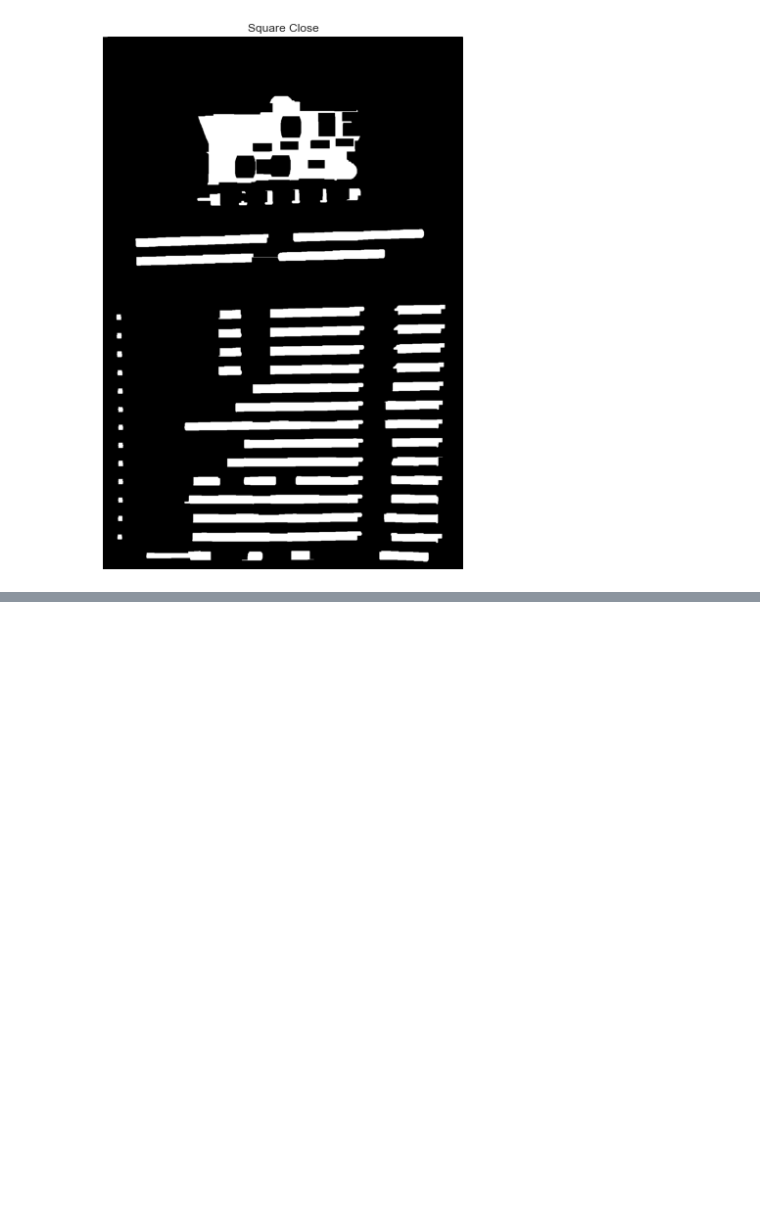
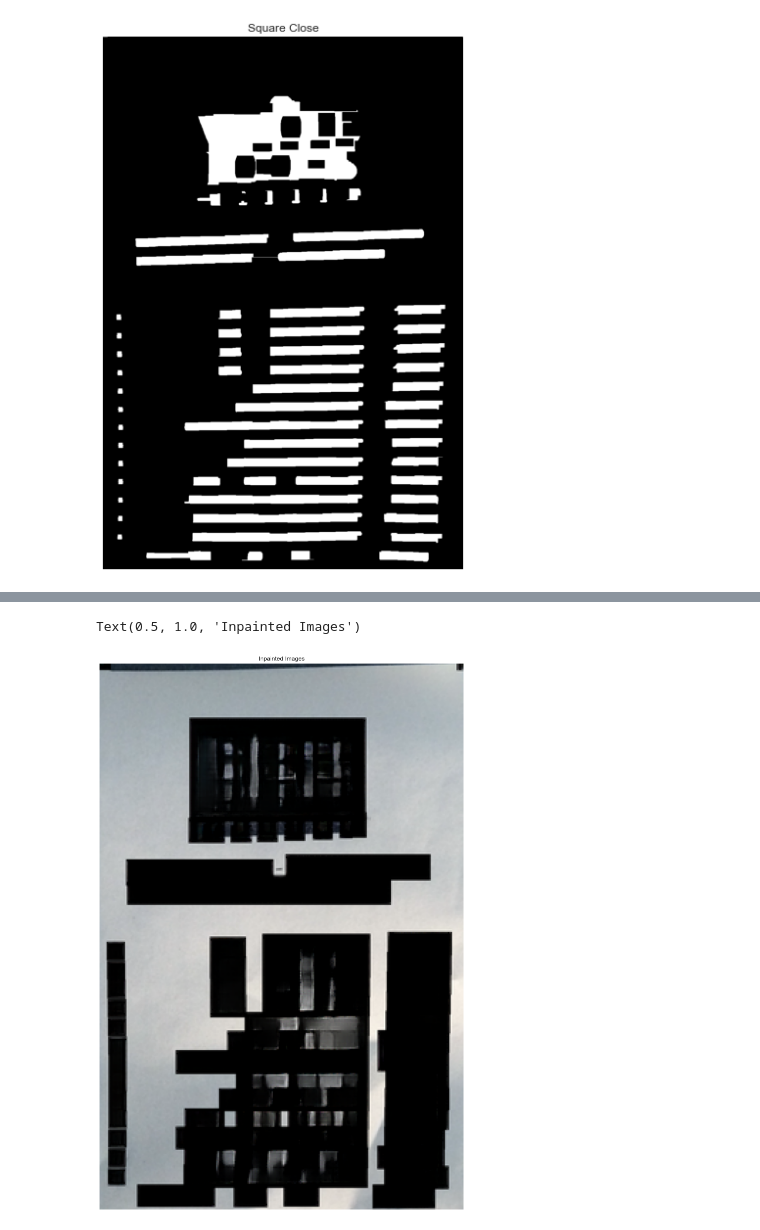
Before and after one commit to Boram3J/image-editing, a Jupyter notebook: EDA/이미지 OCR 글자 추출하기.ipynb, the cells around one changed output, grey strips where cells are left out. Drawn from its saved outputs; the diff is of its cells as text; code cells hidden in the pictures; blank space fills up the shorter version.

```diff
--- a/EDA/이미지 OCR 글자 추출하기.ipynb
+++ b/EDA/이미지 OCR 글자 추출하기.ipynb
@@ -221,0 +214,11 @@ plt_imshow(["Grouping Image"], [receipt_grouping], figsize=(16, 10))
+# %%
+tmp = to_pil_image(receipt_grouping)
+tmp = tmp.resize((256, 384), Image.Resampling.LANCZOS)
+tmp = [tmp]
+# %%
+transform = transforms.Compose([
+    transforms.PILToTensor(),
+    transforms.ConvertImageDtype(torch.float),
+])
+
+imgs = [transform(img) for img in tmp]
@@ -221,0 +241,16 @@ plt_imshow(["Grouping Image"], [receipt_grouping], figsize=(16, 10))
+# %%
+device = "cuda"
+model = load_model(device=device)
+inp = torch.stack(imgs, dim=0).to(device)
+msk = inp[:, :1] < torch.finfo(inp.dtype).eps
+# %%
+with torch.inference_mode():
+    out = model(inp, msk.long()).cuda()
+
+plt.figure(figsize=(20, 20))
+plt.imshow(np.hstack([np.asarray(to_pil_image(img)) for img in out]))
+plt.axis("off")
+plt.title("Inpainted Images")
+# %% [output]
+Text(0.5, 1.0, 'Inpainted Images')
+[figure, added]
```
Also changed, not shown: parts of 3 cells of this notebook.
